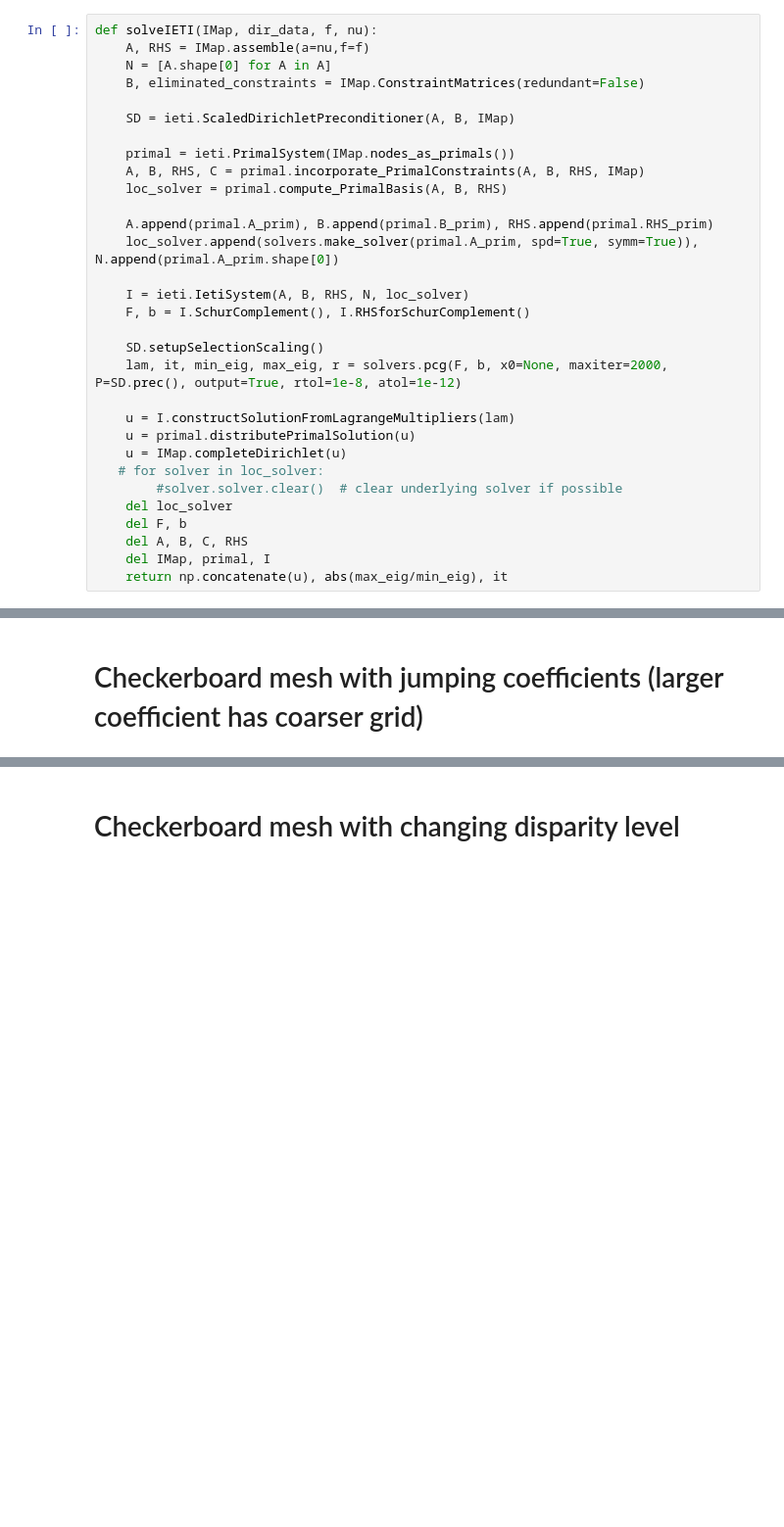
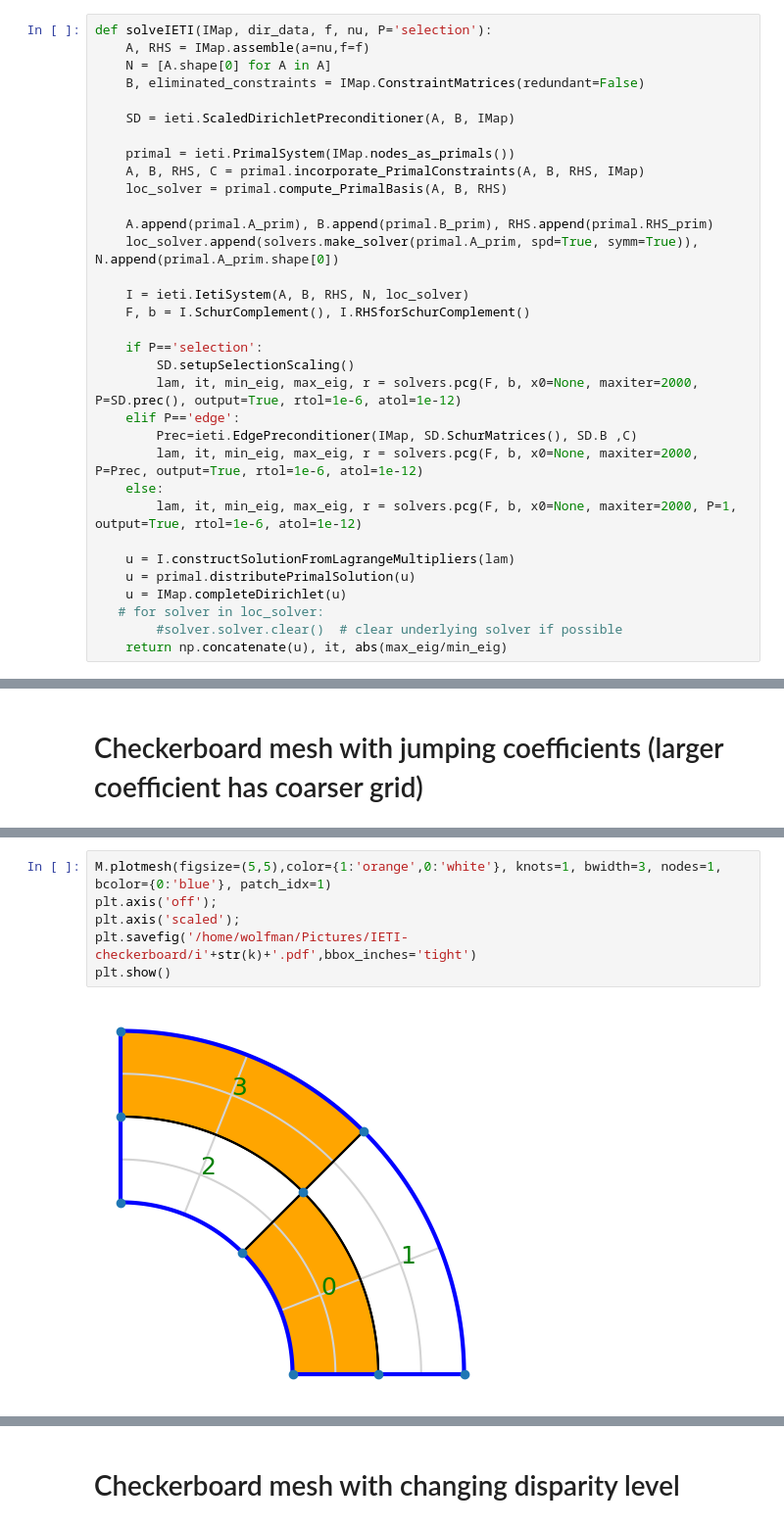
Before and after one commit to c-f-h/pyiga, a Jupyter notebook: notebooks/IETI.ipynb, the cells around one changed output, grey strips where cells are left out. Shown at 98% size. Saved outputs shown, nothing was run; the diff lists cells and outputs as text; blank space fills up the shorter version.

```diff
--- a/notebooks/IETI.ipynb
+++ b/notebooks/IETI.ipynb
@@ -54,7 +54,7 @@ def admissibility_split(MP, a, return_P=False, subspace=False, consistency = Tru
     if return_P:
         return P
 # %%
-def solveIETI(IMap, dir_data, f, nu):
+def solveIETI(IMap, dir_data, f, nu, P='selection'):
     A, RHS = IMap.assemble(a=nu,f=f)
     N = [A.shape[0] for A in A]
     B, eliminated_constraints = IMap.ConstraintMatrices(redundant=False)
@@ -71,19 +71,21 @@ def solveIETI(IMap, dir_data, f, nu):
     I = ieti.IetiSystem(A, B, RHS, N, loc_solver)
     F, b = I.SchurComplement(), I.RHSforSchurComplement()
 
-    SD.setupSelectionScaling()
-    lam, it, min_eig, max_eig, r = solvers.pcg(F, b, x0=None, maxiter=2000, P=SD.prec(), output=True, rtol=1e-8, atol=1e-12)
+    if P=='selection':
+        SD.setupSelectionScaling()
+        lam, it, min_eig, max_eig, r = solvers.pcg(F, b, x0=None, maxiter=2000, P=SD.prec(), output=True, rtol=1e-6, atol=1e-12)
+    elif P=='edge':
+        Prec=ieti.EdgePreconditioner(IMap, SD.SchurMatrices(), SD.B ,C)
+        lam, it, min_eig, max_eig, r = solvers.pcg(F, b, x0=None, maxiter=2000, P=Prec, output=True, rtol=1e-6, atol=1e-12)
+    else:
+        lam, it, min_eig, max_eig, r = solvers.pcg(F, b, x0=None, maxiter=2000, P=1, output=True, rtol=1e-6, atol=1e-12)
 
     u = I.constructSolutionFromLagrangeMultipliers(lam)
     u = primal.distributePrimalSolution(u)
     u = IMap.completeDirichlet(u)
    # for solver in loc_solver:
         #solver.solver.clear()  # clear underlying solver if possible
-    del loc_solver
-    del F, b
-    del A, B, C, RHS
-    del IMap, primal, I
-    return np.concatenate(u), abs(max_eig/min_eig), it
+    return np.concatenate(u), it, abs(max_eig/min_eig)
 # %%
 def solveDirect(MP, dir_data, f, nu):
     dir_bcs = MP.set_dirichlet_boundary(dir_data)
@@ -245,0 +239,8 @@ Full time for the IETI-solver: 0.0537 seconds
+# %%
+M.plotmesh(figsize=(5,5),color={1:'orange',0:'white'}, knots=1, bwidth=3, nodes=1, bcolor={0:'blue'}, patch_idx=1)
+plt.axis('off');
+plt.axis('scaled');
+plt.savefig('/home/wolfman/Pictures/IETI-checkerboard/i'+str(k)+'.pdf',bbox_inches='tight')
+plt.show()
+# %% [output]
+[figure, added]
```
Also changed, not shown: parts of 14 cells of this notebook, 5 other files.
